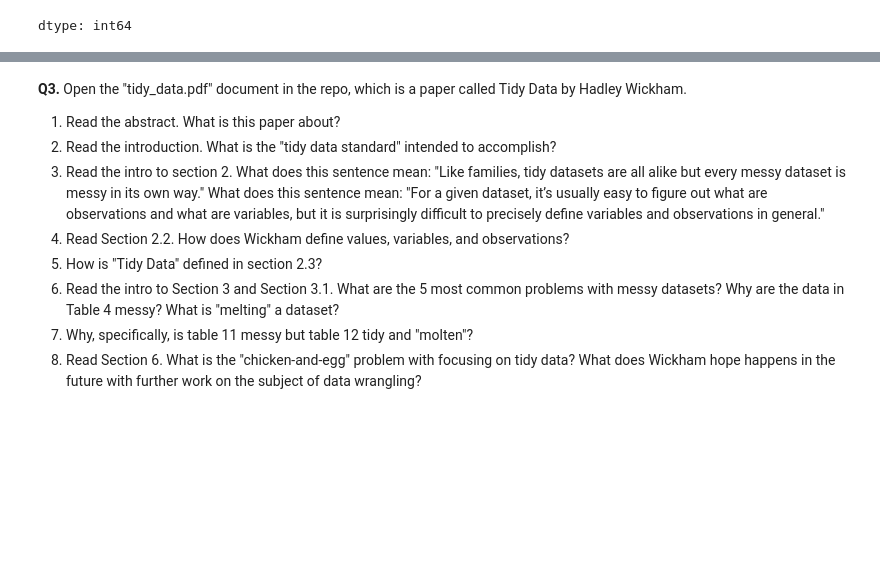
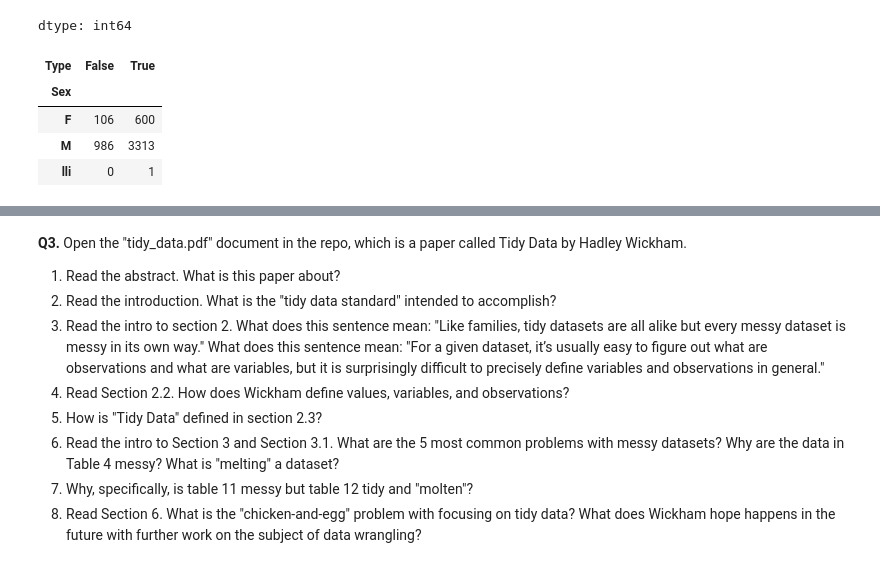
Before and after one commit to aileenkent/wrangling, a Jupyter notebook: assignment/assignment.ipynb, the cells around one changed output, grey strips where cells are left out. Drawn from its saved outputs; the diff is of its cells as text; code cells hidden in the pictures; blank space fills up the shorter version.

```diff
--- a/assignment/assignment.ipynb
+++ b/assignment/assignment.ipynb
@@ -479,3 +479,11 @@ shark_data['Fatal Y/N'].value_counts()
 | Y | 816 |
 | Unknown | 50 |
 dtype: int64
+# %%
+pd.crosstab(shark_data['Sex'], shark_data['Type'] == 'Unprovoked')
+# %% [output]
+| Type | False | True |
+| Sex |  |  |
+| F | 106 | 600 |
+| M | 986 | 3313 |
+| lli | 0 | 1 |
```
Also changed, not shown: parts of 6 cells of this notebook.
